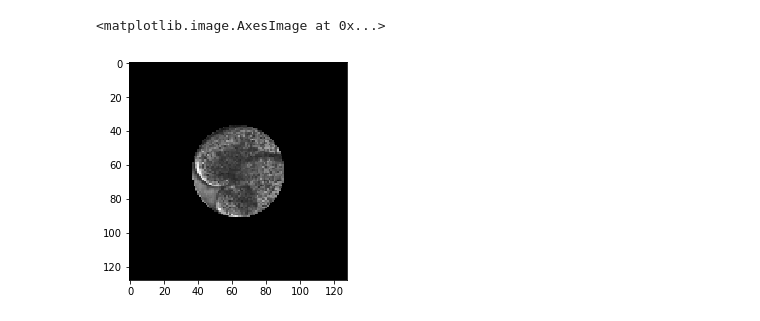
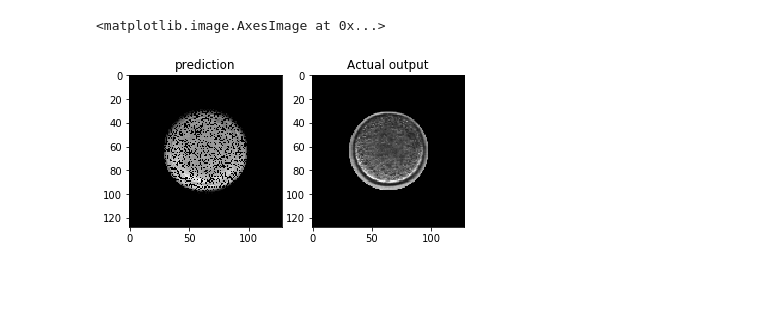
Before and after one commit to atharvacc/Misc, a Jupyter notebook: res_code/Method 1.ipynb, the cells around one changed output. Saved outputs shown, nothing was run; the diff lists cells and outputs as text; code cells hidden in the pictures; blank space fills up the shorter version.

```diff
--- a/res_code/Method 1.ipynb
+++ b/res_code/Method 1.ipynb
@@ -216,4 +226,7 @@ encoder = encoder_decoder(128)
 # %%
-
-encoder.fit(x = inp_d, y = out_d, batch_size = 4, epochs=200, validation_split=0.2, verbose=1)
+batch_size = 32
+epochs = 10000
+validation_split = 0.1
+encoder.fit(x = inp_d, y = out_d, batch_size = batch_size, epochs=epochs,
+            validation_split=validation_split, verbose=1)
 # %% [output]
@@ -228,5 +251,16 @@ plt.imshow(img, cmap="gray")
-# %%
-plt.imshow(img1, cmap = "gray" )
-# %% [output]
-<matplotlib.image.AxesImage at 0x...>
-[figure, removed]
+# %%
+idx = 1
+input_img = inp_d[idx,:,:,0].reshape(1,128,128,1)
+output_img = out_d[idx,:,:,0]
+pred = encoder.predict(input_img).reshape(128,128)
+# %%
+plt.figure()
+plt.subplot(1,2,1)
+plt.title("prediction")
+plt.imshow(pred,cmap="gray")
+plt.subplot(1,2,2)
+plt.title("Actual output")
+plt.imshow(output_img,cmap="gray")
+# %% [output]
+<matplotlib.image.AxesImage at 0x...>
+[figure, added]
```
Also changed, not shown: parts of 7 cells of this notebook.
